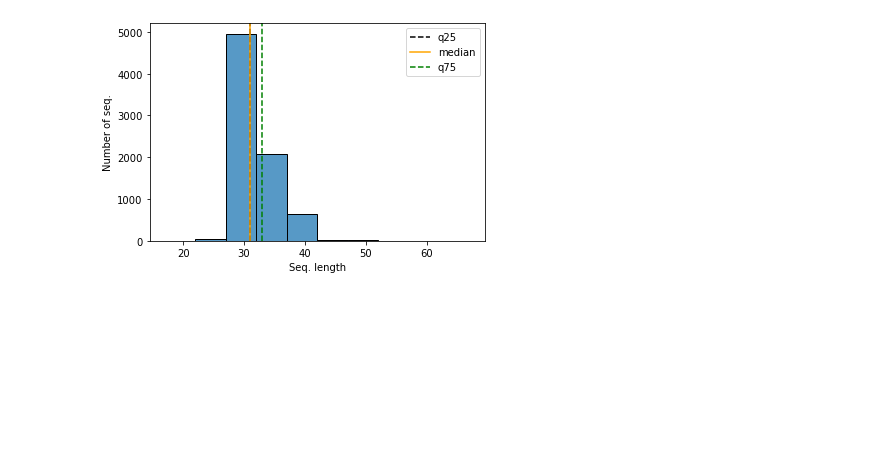
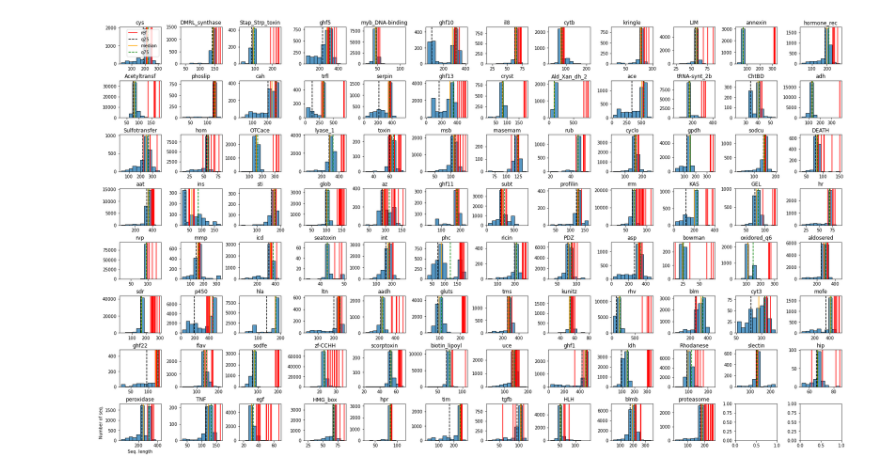
Before and after one commit to felbecker/MSA-HMM-Analysis, a Jupyter notebook: FastaChecker.ipynb, the cells around one changed output. Saved outputs shown, nothing was run; the diff lists cells and outputs as text; code cells hidden in the pictures; blank space fills up the shorter version.

Commit message:
improved fasta checker, remade 1.1 results, some old anc probs improvements

```diff
--- a/FastaChecker.ipynb
+++ b/FastaChecker.ipynb
@@ -25,20 +26,45 @@ def check_fam(family,
         plt.axvline(x = length, color = 'g', label = sid)
 # %%
 def plot_sequence_length_distribution(fasta_filename,
+                                     ax,
+                                      ref_filename=None,
                                      bins=100,
-                                     q=0.75):
+                                     q=0.75,
+                                     legend=True,
+                                     ax_labels=True):
     fasta_file = msa_hmm.fasta.Fasta(fasta_filename)
     x = fasta_file.seq_lens
-    sns.histplot(x, bins=bins)
+    sns.histplot(x, bins=bins, ax=ax)
     #plt.hist(x, density=False, bins=bins);
-    plt.xlabel("Seq. length")
-    plt.ylabel("Number of seq.")
+    if ax_labels:
+        ax.set_xlabel("Seq. length")
+        ax.set_ylabel("Number of seq.")
+    else:
+        ax.set_xlabel("")
+        ax.set_ylabel("")
+    if ref_filename is not None:
+        ref_file = msa_hmm.fasta.Fasta(ref_filename)
+        for i,length in enumerate(ref_file.seq_lens):
+            ax.axvline(x = length, c='r', label = "ref" if i == 0 else None)
     median, q25, q75= np.percentile(x, 50), np.percentile(x, 25), np.percentile(x, 75)
-    plt.axvline(x = q25, c='k', ls='--', label = "q25")
-    plt.axvline(x = median, c='orange', ls='-', label = "median")
-    plt.axvline(x = q75, c='g', ls='--', label = "q75")
-    plt.legend(loc='upper right')
+    ax.axvline(x = q25, c='k', ls='--', label = "q25")
+    ax.axvline(x = median, c='orange', ls='-', label = "median")
+    ax.axvline(x = q75, c='g', ls='--', label = "q75")
+    if legend:
+        ax.legend(loc='upper right')
+    ax.title.set_text(".".join(os.path.basename(fasta_filename).split(".")[:-1]))
-# %%
-plot_sequence_length_distribution("data/homfam/train/egf.fasta", bins=10)
-# %% [output]
-[figure, removed]
+# %%
+def plot_all(dataset_path, num_rows):
+    files = [f for f in os.listdir(dataset_path+"/train/") if f.endswith(".fasta")]
+    num = len(files)
+    num_cols = int(np.ceil(num / num_rows))
+    fig, axes = plt.subplots(num_rows, num_cols, constrained_layout = True)
+    fig.set_size_inches(24, 14)
+    flat_axes = [a for ax in axes for a in ax]
+    for i, (file, ax) in enumerate(zip(files, flat_axes)):
+        family = ".".join(file.split(".")[:-1])
+        plot_sequence_length_distribution(dataset_path+"/train/"+file, ax, dataset_path+f"/refs/{family}.ref", bins=10, legend=i==0, ax_labels=i==num_cols*(num_rows-1))
+# %%
+plot_all("data/homfam", 8)
+# %% [output]
+[figure, added]
```
Also changed, not shown: parts of 2 cells of this notebook, 7 other files.
